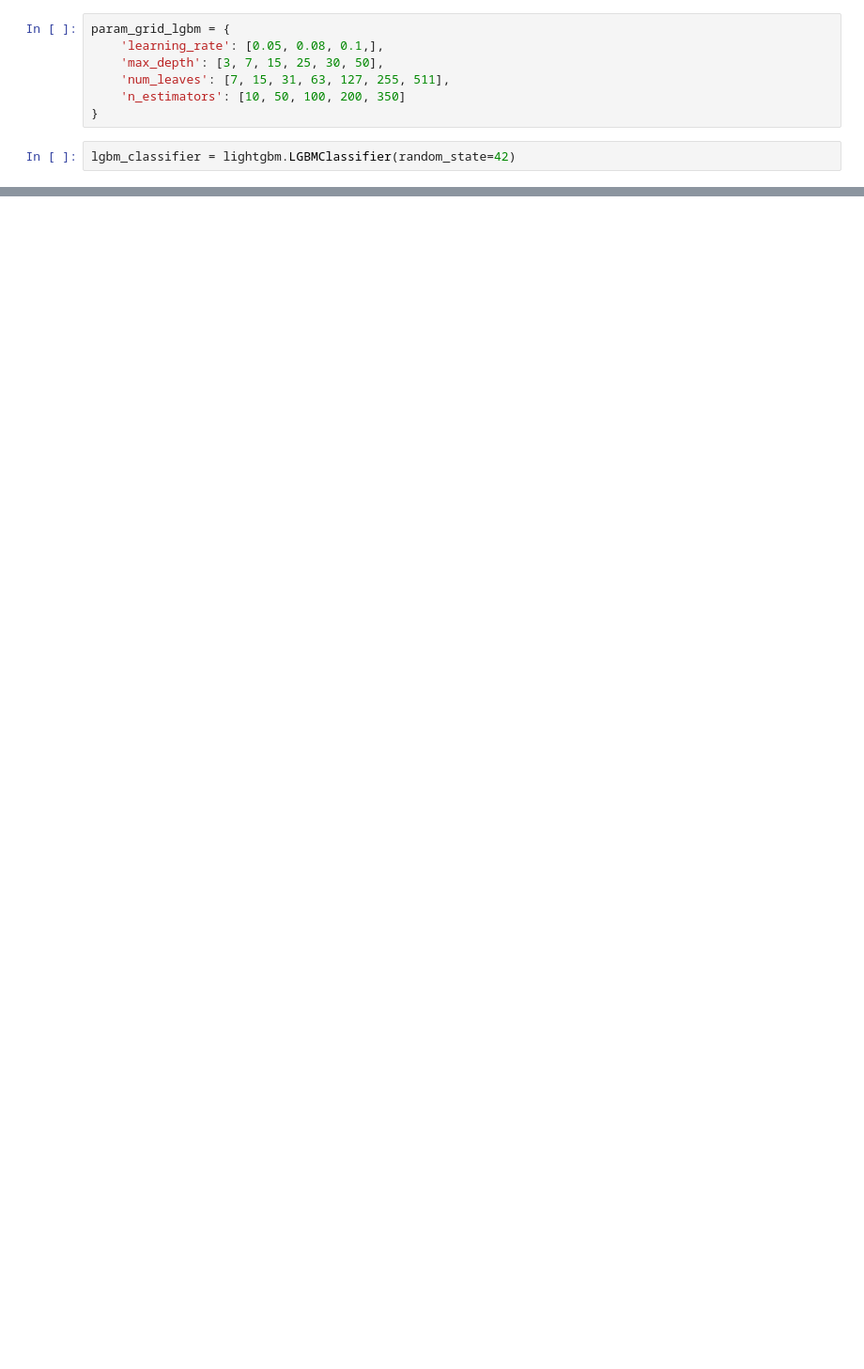
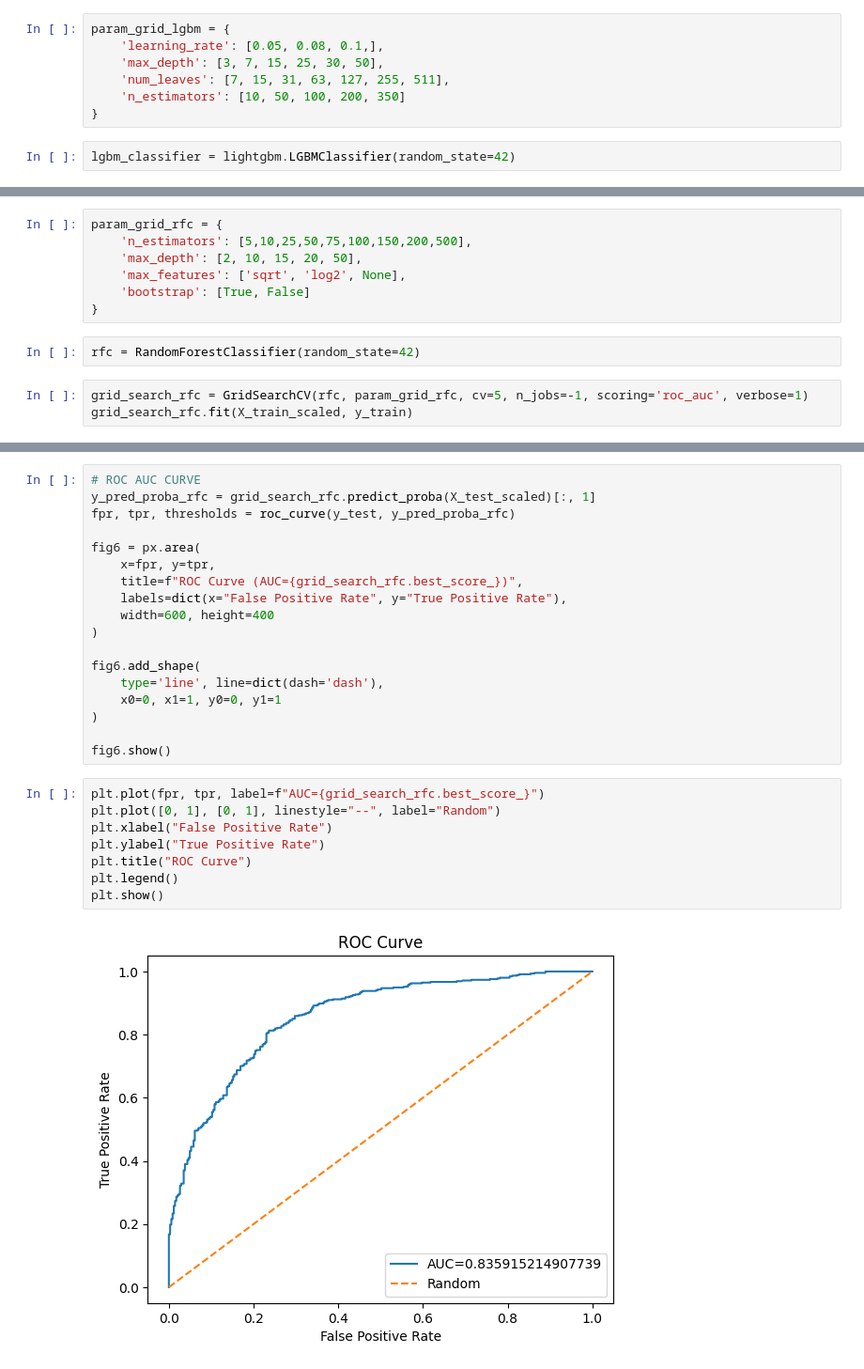
Before and after one commit to josehenriqueroveda/qc-classifier, a Jupyter notebook: qc_classifier/qc_ml.ipynb, the cells around one changed output, grey strips where cells are left out. Shown at 94% size. Saved outputs shown, nothing was run; the diff lists cells and outputs as text; blank space fills up the shorter version.

```diff
--- a/qc_classifier/qc_ml.ipynb
+++ b/qc_classifier/qc_ml.ipynb
@@ -458,0 +475,12 @@ plt.show()
+# %%
+param_grid_rfc = {
+    'n_estimators': [5,10,25,50,75,100,150,200,500],
+    'max_depth': [2, 10, 15, 20, 50],
+    'max_features': ['sqrt', 'log2', None],
+    'bootstrap': [True, False]
+}
+# %%
+rfc = RandomForestClassifier(random_state=42)
+# %%
+grid_search_rfc = GridSearchCV(rfc, param_grid_rfc, cv=5, n_jobs=-1, scoring='roc_auc', verbose=1)
+grid_search_rfc.fit(X_train_scaled, y_train)
@@ -458,0 +509,28 @@ plt.show()
+# %%
+# ROC AUC CURVE
+y_pred_proba_rfc = grid_search_rfc.predict_proba(X_test_scaled)[:, 1]
+fpr, tpr, thresholds = roc_curve(y_test, y_pred_proba_rfc)
+
+fig6 = px.area(
+    x=fpr, y=tpr,
+    title=f"ROC Curve (AUC={grid_search_rfc.best_score_})",
+    labels=dict(x="False Positive Rate", y="True Positive Rate"),
+    width=600, height=400
+)
+
+fig6.add_shape(
+    type='line', line=dict(dash='dash'),
+    x0=0, x1=1, y0=0, y1=1
+)
+
+fig6.show()
+# %%
+plt.plot(fpr, tpr, label=f"AUC={grid_search_rfc.best_score_}")
+plt.plot([0, 1], [0, 1], linestyle="--", label="Random")
+plt.xlabel("False Positive Rate")
+plt.ylabel("True Positive Rate")
+plt.title("ROC Curve")
+plt.legend()
+plt.show()
+# %% [output]
+[figure, added]
```
Also changed, not shown: parts of 28 cells of this notebook, 5 other files.
